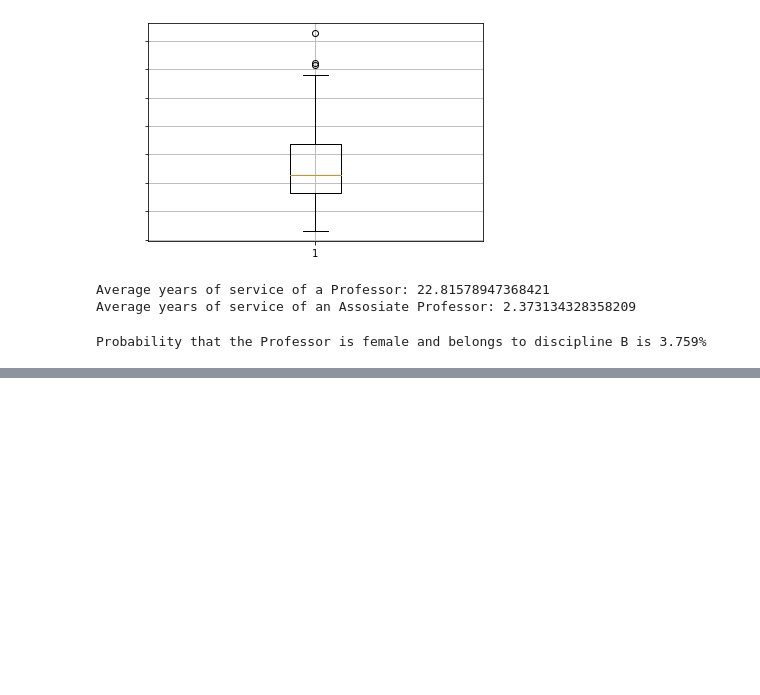
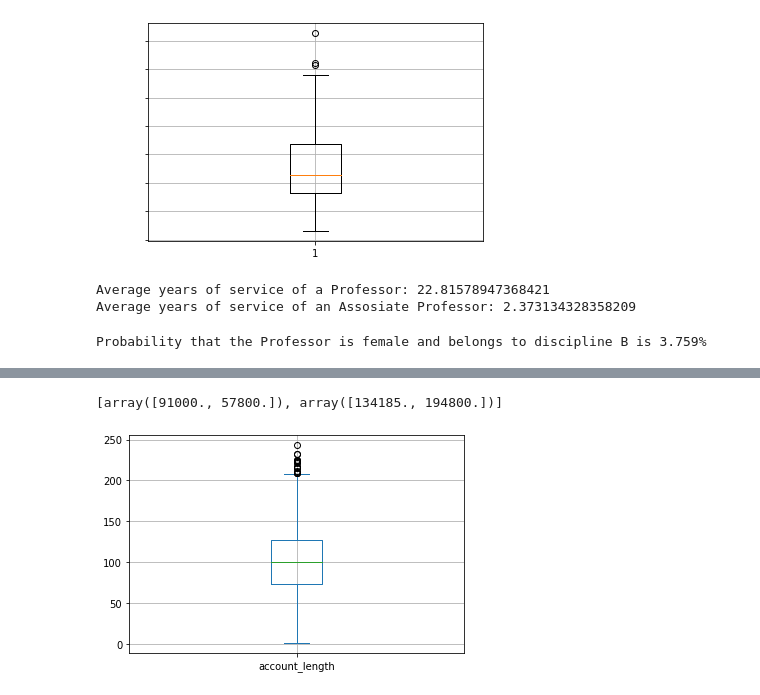
Before and after one commit to jvmolu/Statistical-Analysis-of-Various-Data, a Jupyter notebook: a.ipynb, the cells around one changed output, grey strips where cells are left out. Drawn from its saved outputs; the diff is of its cells as text; code cells hidden in the pictures; blank space fills up the shorter version.

```diff
--- a/a.ipynb
+++ b/a.ipynb
@@ -260,0 +382,13 @@ Probability that the Professor is female and belongs to discipline B is 3.759%
+# %%
+# 3.
+s = df['account_length']
+s.plot(kind='box')
+plt.grid(True)
+print([item.get_ydata() for item in B['whiskers']])
+
+# FINDINGS :
+# The number of months a customer has been with the current telecom provider is skewed right.
+# TODO. COMPLETE FINDINGS FROM BOX PLOT
+# %% [output]
+[array([91000., 57800.]), array([134185., 194800.])]
+[figure, added]
```
Also changed, not shown: parts of 13 cells of this notebook, 4 other files.
